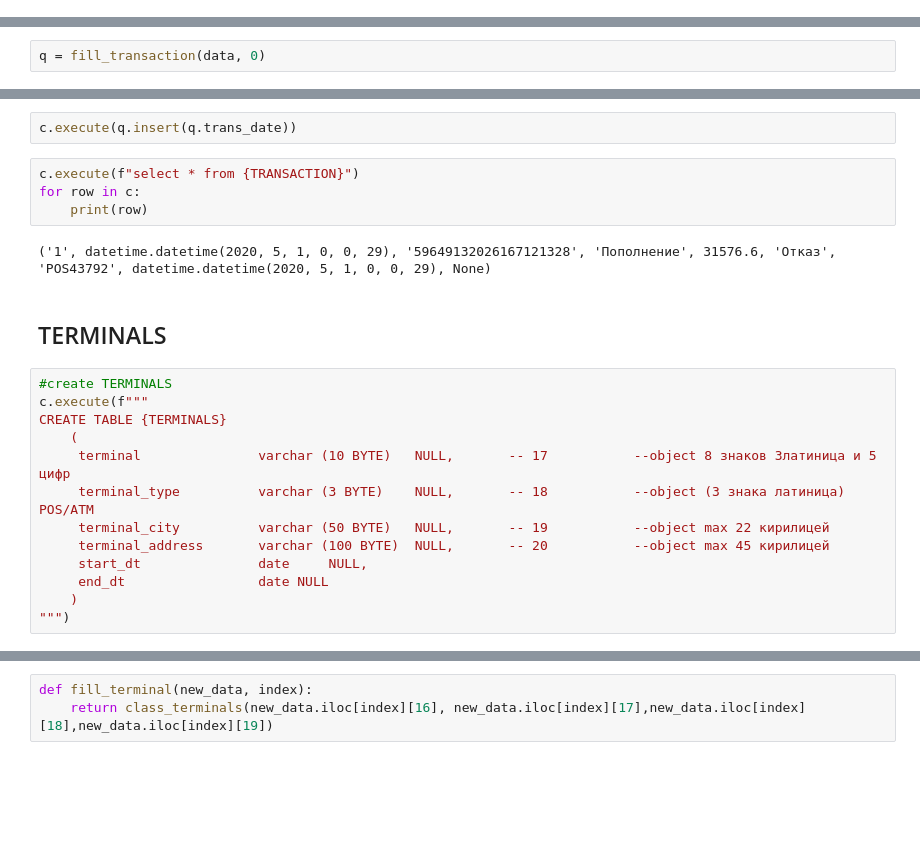
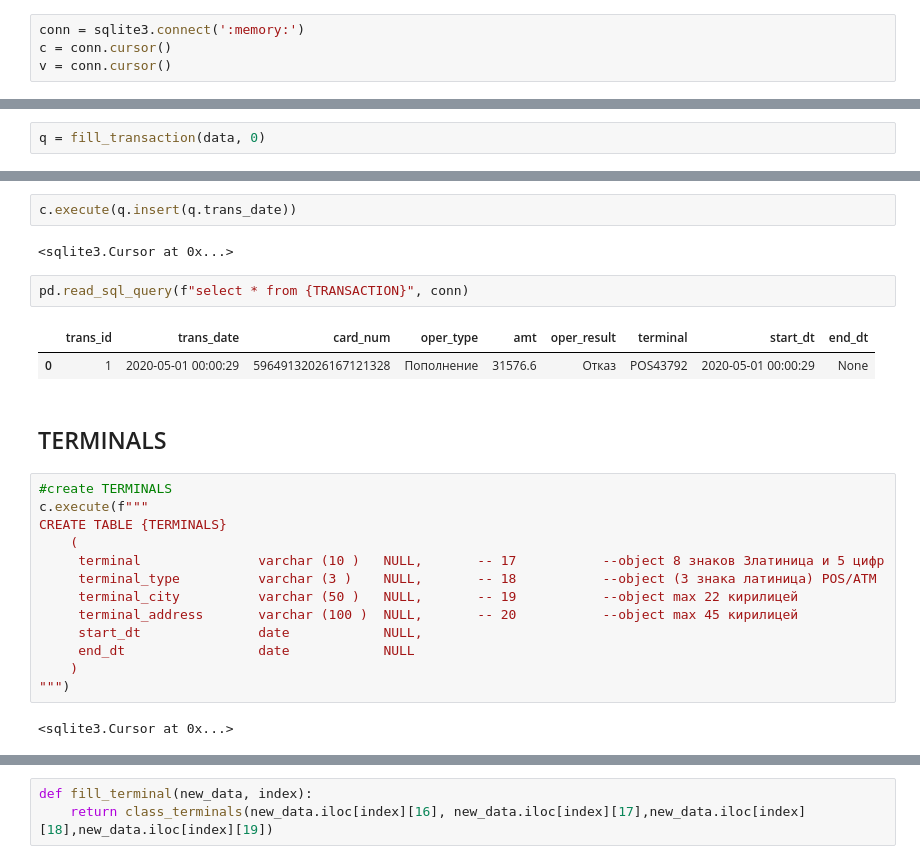
Before and after one commit to NikiIva/DE, a Jupyter notebook: Проект.ipynb, the cells around one changed output, grey strips where cells are left out. Cells and saved outputs as stored; diff of their text form; blank space fills up the shorter version.

Commit message:
Переписал бд на sqlite

```diff
--- a/Проект.ipynb
+++ b/Проект.ipynb
@@ -44,0 +11,4 @@ for row in c:
+# %%
+conn = sqlite3.connect(':memory:')
+c = conn.cursor()
+v = conn.cursor()
@@ -149,11 +134,12 @@ q = fill_transaction(data, 0)
 # %%
 c.execute(q.insert(q.trans_date))
+# %% [output]
+<sqlite3.Cursor at 0x...>
-# %%
-c.execute(f"select * from {TRANSACTION}")
-for row in c:
-    print(row)
-# %% [output]
-('1', datetime.datetime(2020, 5, 1, 0, 0, 29), '59649132026167121328', 'Пополнение', 31576.6, 'Отказ', 'POS43792', datetime.datetime(2020, 5, 1, 0, 0, 29), None)
+# %%
+pd.read_sql_query(f"select * from {TRANSACTION}", conn)
+# %% [output]
+|  | trans_id | trans_date | card_num | oper_type | amt | oper_result | terminal | start_dt | end_dt |
+| 0 | 1 | 2020-05-01 00:00:29 | 59649132026167121328 | Пополнение | 31576.6 | Отказ | POS43792 | 2020-05-01 00:00:29 | None |
 # %% [markdown]
 ## TERMINALS
 # %%
@@ -161,14 +147,16 @@ for row in c:
 c.execute(f"""
 CREATE TABLE {TERMINALS}
     (
-     terminal               varchar (10 BYTE)   NULL,       -- 17           --object 8 знаков 3латиница и 5 цифр
-     terminal_type          varchar (3 BYTE)    NULL,       -- 18           --object (3 знака латиница) POS/ATM
-     terminal_city          varchar (50 BYTE)   NULL,       -- 19           --object max 22 кирилицей
-     terminal_address       varchar (100 BYTE)  NULL,       -- 20           --object max 45 кирилицей
-     start_dt               date     NULL,
-     end_dt                 date NULL
+     terminal               varchar (10 )   NULL,       -- 17           --object 8 знаков 3латиница и 5 цифр
+     terminal_type          varchar (3 )    NULL,       -- 18           --object (3 знака латиница) POS/ATM
+     terminal_city          varchar (50 )   NULL,       -- 19           --object max 22 кирилицей
+     terminal_address       varchar (100 )  NULL,       -- 20           --object max 45 кирилицей
+     start_dt               date            NULL,
+     end_dt                 date            NULL
     )
 """)
+# %% [output]
+<sqlite3.Cursor at 0x...>
 # %%
 class class_terminals:
     def insert(self, start_dt):
```
Also changed, not shown: parts of 91 cells of this notebook.
